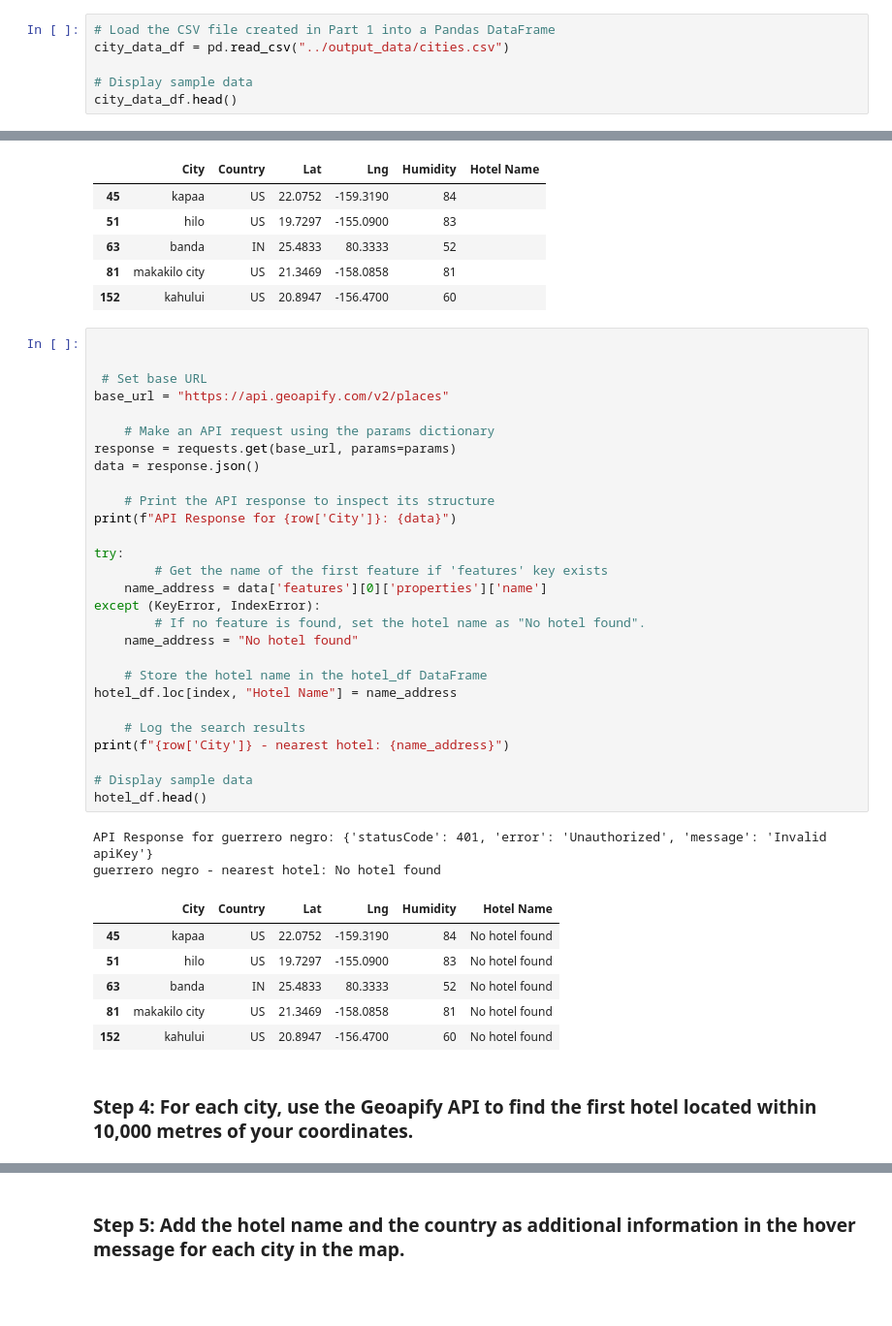
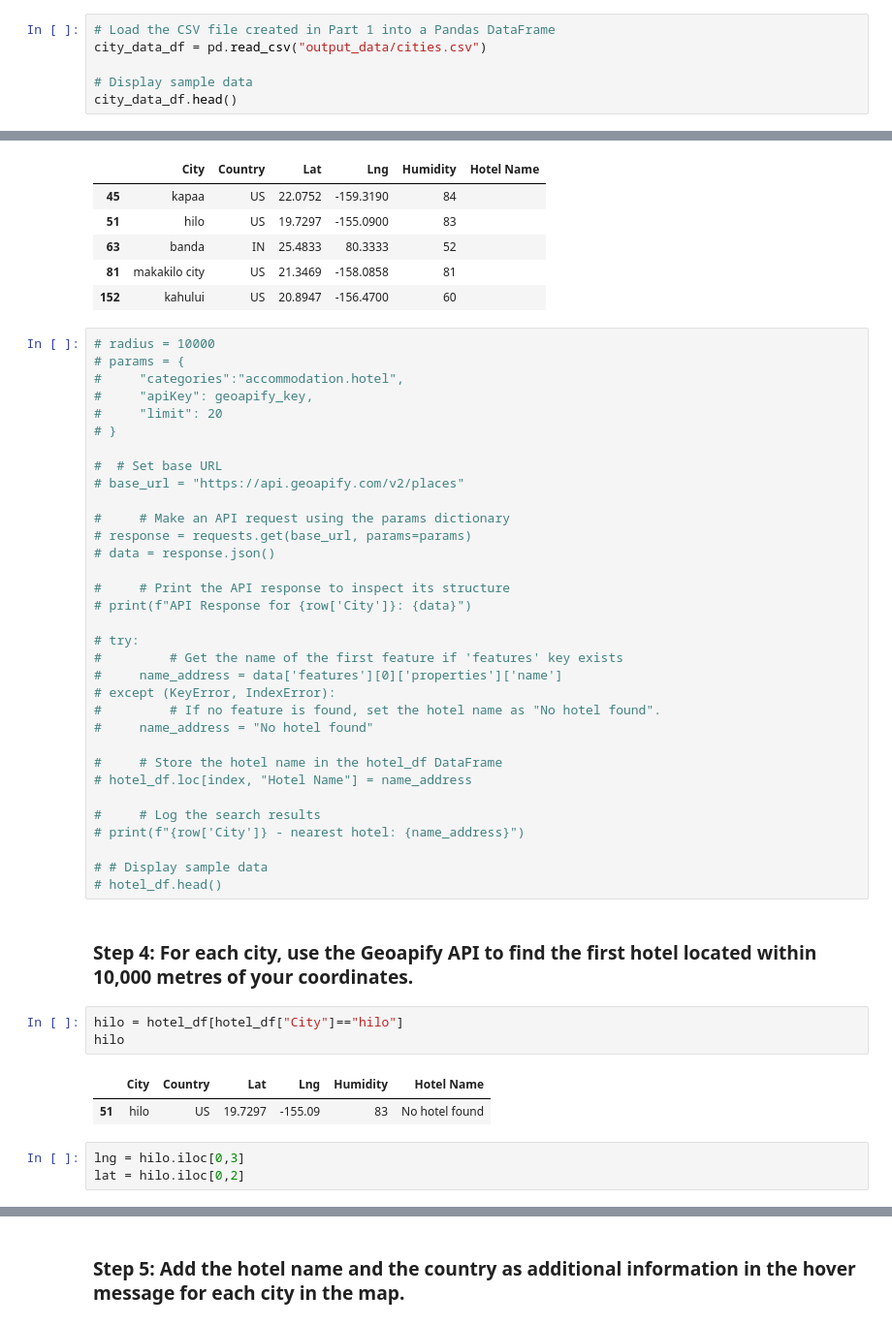
Before and after one commit to Key5Caughey/Python_API_Challenge, a Jupyter notebook: vacaton_working.ipynb, the cells around one changed output, grey strips where cells are left out. Shown at 97% size. Saved outputs shown, nothing was run; the diff lists cells and outputs as text; blank space fills up the shorter version.

```diff
--- a/vacaton_working.ipynb
+++ b/vacaton_working.ipynb
@@ -20,7 +20,7 @@ from citipy import citipy
 [interactive output not drawn]
 # %%
 # Load the CSV file created in Part 1 into a Pandas DataFrame
-city_data_df = pd.read_csv("../output_data/cities.csv")
+city_data_df = pd.read_csv("output_data/cities.csv")
 
 # Display sample data
 city_data_df.head()
@@ -104,41 +105,46 @@ hotel_df.head()
 | 81 | makakilo city | US | 21.3469 | -158.0858 | 81 |  |
 | 152 | kahului | US | 20.8947 | -156.4700 | 60 |  |
 # %%
+# radius = 10000
+# params = {
+#     "categories":"accommodation.hotel",
+#     "apiKey": geoapify_key,
+#     "limit": 20
+# }
 
+#  # Set base URL
+# base_url = "https://api.geoapify.com/v2/places"
 
- # Set base URL
-base_url = "https://api.geoapify.com/v2/places"
+#     # Make an API request using the params dictionary
+# response = requests.get(base_url, params=params)
+# data = response.json()
 
-    # Make an API request using the params dictionary
-response = requests.get(base_url, params=params)
-data = response.json()
+#     # Print the API response to inspect its structure
+# print(f"API Response for {row['City']}: {data}")
 
-    # Print the API response to inspect its structure
-print(f"API Response for {row['City']}: {data}")
+# try:
+#         # Get the name of the first feature if 'features' key exists
+#     name_address = data['features'][0]['properties']['name']
+# except (KeyError, IndexError):
+#         # If no feature is found, set the hotel name as "No hotel found".
+#     name_address = "No hotel found"
 
-try:
-        # Get the name of the first feature if 'features' key exists
-    name_address = data['features'][0]['properties']['name']
-except (KeyError, IndexError):
-        # If no feature is found, set the hotel name as "No hotel found".
-    name_address = "No hotel found"
+#     # Store the hotel name in the hotel_df DataFrame
+# hotel_df.loc[index, "Hotel Name"] = name_address
 
-    # Store the hotel name in the hotel_df DataFrame
-hotel_df.loc[index, "Hotel Name"] = name_address
+#     # Log the search results
+# print(f"{row['City']} - nearest hotel: {name_address}")
 
-    # Log the search results
-print(f"{row['City']} - nearest hotel: {name_address}")
-
-# Display sample data
-hotel_df.head()
+# # Display sample data
+# hotel_df.head()
-# %% [output]
-API Response for guerrero negro: {'statusCode': 401, 'error': 'Unauthorized', 'message': 'Invalid apiKey'}
-guerrero negro - nearest hotel: No hotel found
-|  | City | Country | Lat | Lng | Humidity | Hotel Name |
-| 45 | kapaa | US | 22.0752 | -159.3190 | 84 | No hotel found |
-| 51 | hilo | US | 19.7297 | -155.0900 | 83 | No hotel found |
-| 63 | banda | IN | 25.4833 | 80.3333 | 52 | No hotel found |
-| 81 | makakilo city | US | 21.3469 | -158.0858 | 81 | No hotel found |
-| 152 | kahului | US | 20.8947 | -156.4700 | 60 | No hotel found |
 # %% [markdown]
 ### Step 4: For each city, use the Geoapify API to find the first hotel located within 10,000 metres of your coordinates.
+# %%
+hilo = hotel_df[hotel_df["City"]=="hilo"]
+hilo
+# %% [output]
+|  | City | Country | Lat | Lng | Humidity | Hotel Name |
+| 51 | hilo | US | 19.7297 | -155.09 | 83 | No hotel found |
+# %%
+lng = hilo.iloc[0,3]
+lat = hilo.iloc[0,2]
```
Also changed, not shown: parts of 7 cells of this notebook, 4 other files.
